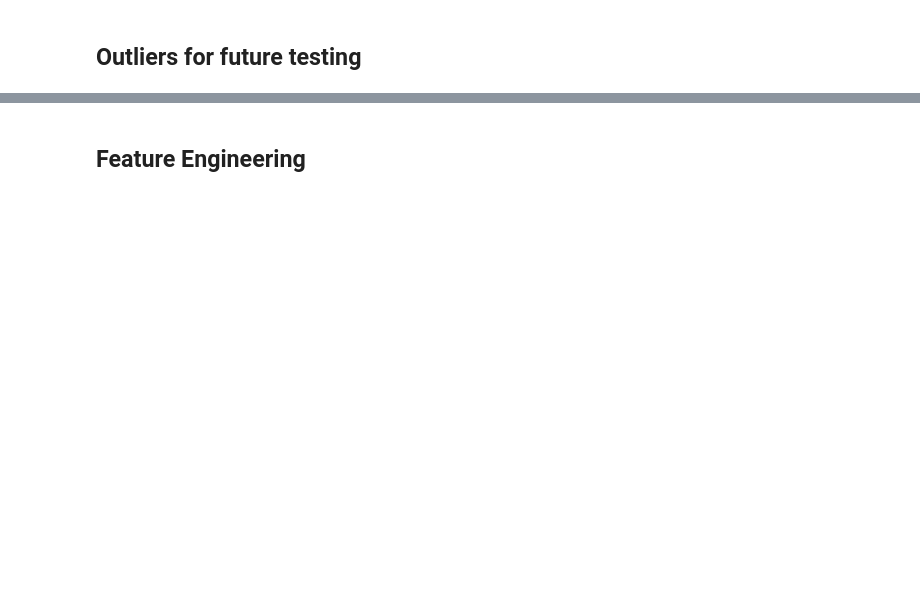
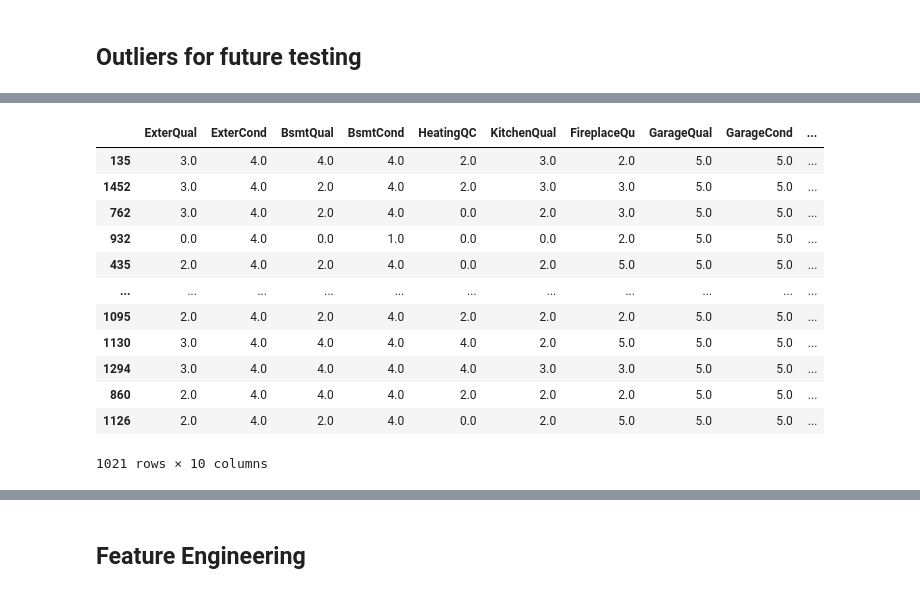
Before and after one commit to Patrick844/dsp-patrick-saade, a Jupyter notebook: notebooks/model-industrialization-1.ipynb, the cells around one changed output, grey strips where cells are left out. Cells and saved outputs as stored; diff of their text form; code cells hidden in the pictures; blank space fills up the shorter version.

```diff
--- a/notebooks/model-industrialization-1.ipynb
+++ b/notebooks/model-industrialization-1.ipynb
@@ -283,0 +463,16 @@ for feature in numerical_features:
+# %%
+xtrain[ordinal_categorical_features]
+# %% [output]
+|  | ExterQual | ExterCond | BsmtQual | BsmtCond | HeatingQC | KitchenQual | FireplaceQu | GarageQual | GarageCond | ... |
+| 135 | 3.0 | 4.0 | 4.0 | 4.0 | 2.0 | 3.0 | 2.0 | 5.0 | 5.0 | ... |
+| 1452 | 3.0 | 4.0 | 2.0 | 4.0 | 2.0 | 3.0 | 3.0 | 5.0 | 5.0 | ... |
+| 762 | 3.0 | 4.0 | 2.0 | 4.0 | 0.0 | 2.0 | 3.0 | 5.0 | 5.0 | ... |
+| 932 | 0.0 | 4.0 | 0.0 | 1.0 | 0.0 | 0.0 | 2.0 | 5.0 | 5.0 | ... |
+| 435 | 2.0 | 4.0 | 2.0 | 4.0 | 0.0 | 2.0 | 5.0 | 5.0 | 5.0 | ... |
+| ... | ... | ... | ... | ... | ... | ... | ... | ... | ... | ... |
+| 1095 | 2.0 | 4.0 | 2.0 | 4.0 | 2.0 | 2.0 | 2.0 | 5.0 | 5.0 | ... |
+| 1130 | 3.0 | 4.0 | 4.0 | 4.0 | 4.0 | 2.0 | 5.0 | 5.0 | 5.0 | ... |
+| 1294 | 3.0 | 4.0 | 4.0 | 4.0 | 4.0 | 3.0 | 3.0 | 5.0 | 5.0 | ... |
+| 860 | 2.0 | 4.0 | 4.0 | 4.0 | 2.0 | 2.0 | 2.0 | 5.0 | 5.0 | ... |
+| 1126 | 2.0 | 4.0 | 2.0 | 4.0 | 0.0 | 2.0 | 5.0 | 5.0 | 5.0 | ... |
+1021 rows × 10 columns
```
Also changed, not shown: parts of 54 cells of this notebook, 1 other file.
